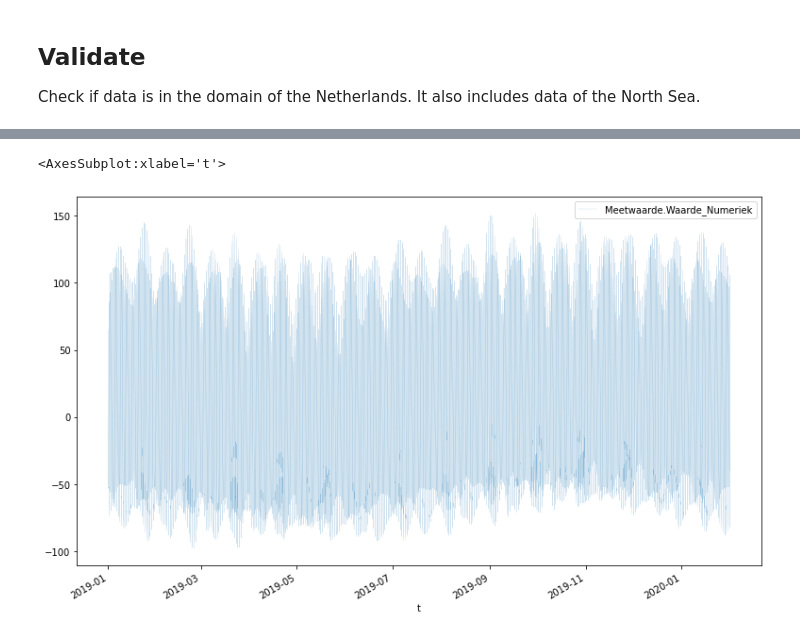
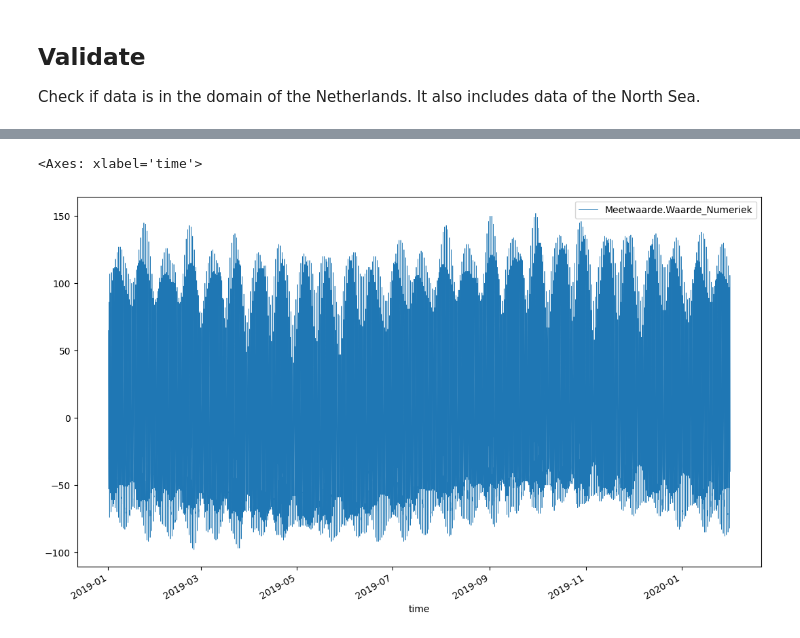
Before and after one commit to Deltares/ddlpy, a Jupyter notebook: notebooks/measurements.ipynb, the cells around one changed output, grey strips where cells are left out. Drawn from its saved outputs; the diff is of its cells as text; code cells hidden in the pictures.

```diff
--- a/notebooks/measurements.ipynb
+++ b/notebooks/measurements.ipynb
@@ -99,8 +103,8 @@ measurements = ddlpy.measurements(records.iloc[0], datetime.datetime(2019,1,1),
 # %%
-measurements.plot('t',  'Meetwaarde.Waarde_Numeriek', linewidth=0.1, figsize=(13, 8))
+measurements.plot(y='Meetwaarde.Waarde_Numeriek', linewidth=0.5, figsize=(13, 8))
 # %% [output]
-<AxesSubplot:xlabel='t'>
+<Axes: xlabel='time'>
-[figure, old version]
+[figure, new version]
 # %%
 measurements
 # %% [output]
```
Also changed, not shown: parts of 8 cells of this notebook, 5 other files.
